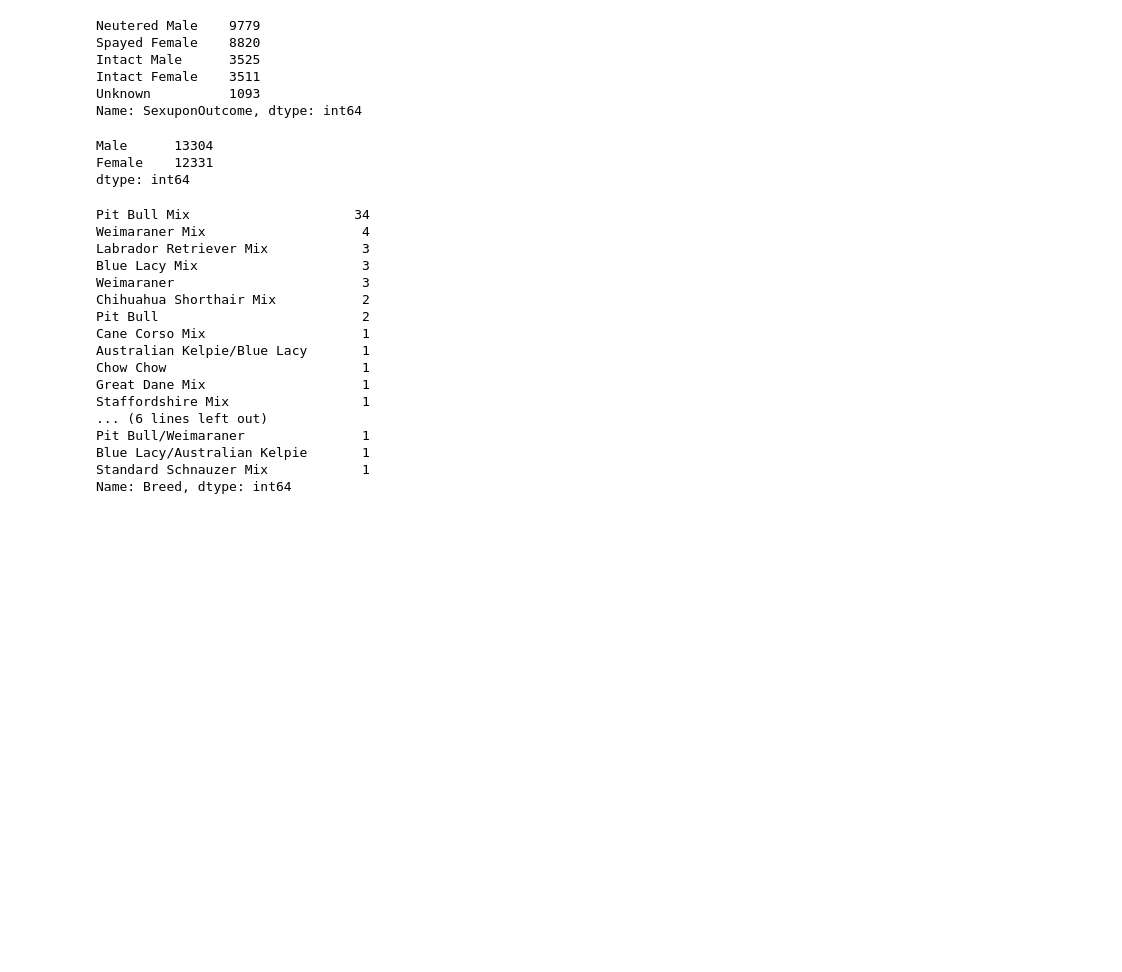
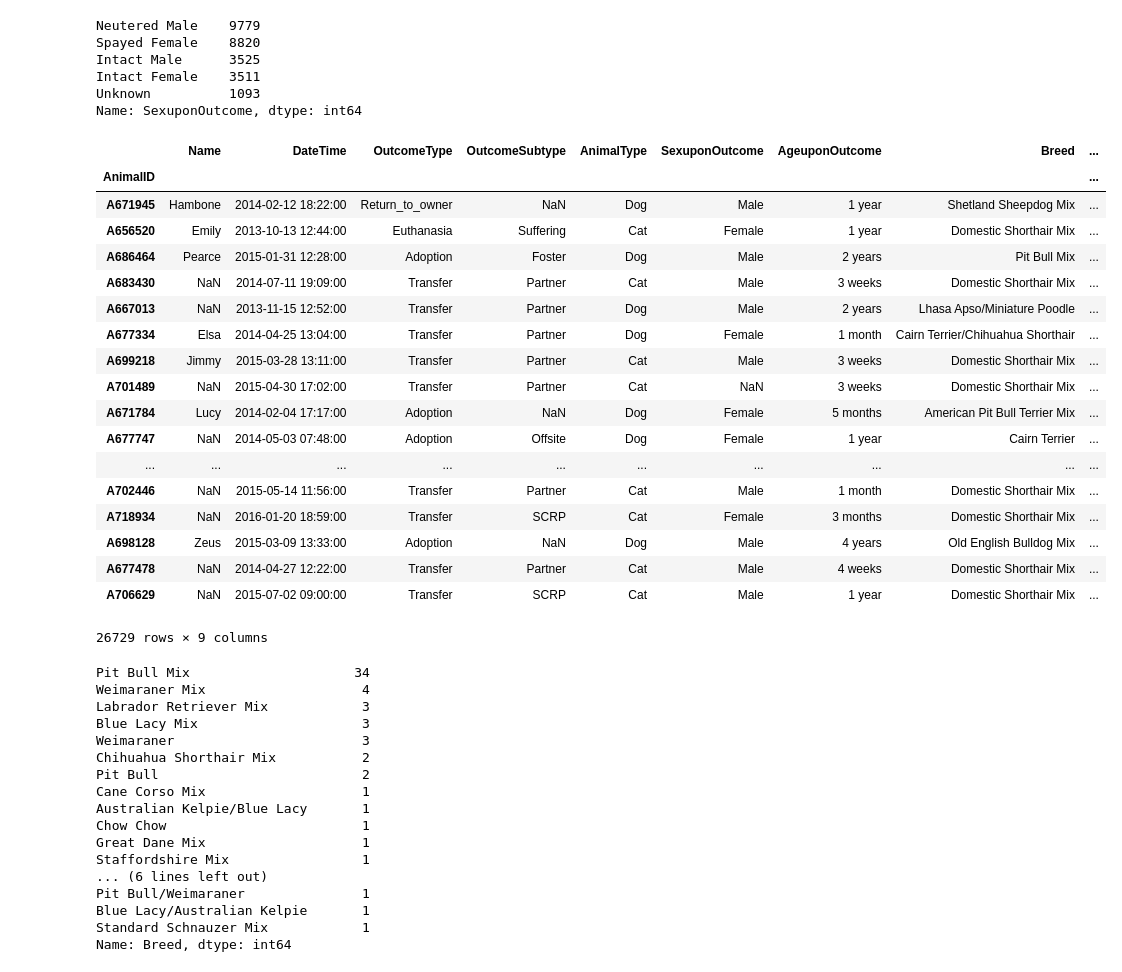
Before and after one commit to byted/ShelterAnimalOutcomeKaggle, a Jupyter notebook: rob/predict/1st Prediction by Trees.ipynb, the cells around one changed output. Drawn from its saved outputs; the diff is of its cells as text; code cells hidden in the pictures; blank space fills up the shorter version.

Commit message:
Fixed Intact field init bug

```diff
--- a/rob/predict/1st Prediction by Trees.ipynb
+++ b/rob/predict/1st Prediction by Trees.ipynb
@@ -40,27 +40,46 @@ Unknown          1093
 Name: SexuponOutcome, dtype: int64
 # %%
 opt = train.copy()
-opt.Intact = opt.SexuponOutcome.replace("Intact Male", "Yes")
+
+opt["Intact"] = opt.SexuponOutcome.replace("Intact Male", "Yes")
 opt.Intact = opt.Intact.replace("Neutered Male", "No")
 opt.Intact = opt.Intact.replace("Spayed Female", "No")
 opt.Intact = opt.Intact.replace("Intact Female", "Yes")
 opt.Intact = opt.Intact.replace("Unknown", np.nan)
 
 opt.SexuponOutcome = opt.SexuponOutcome.replace("Neutered Male", "Male")
 opt.SexuponOutcome = opt.SexuponOutcome.replace("Intact Male", "Male")
 opt.SexuponOutcome = opt.SexuponOutcome.replace("Spayed Female", "Female")
 opt.SexuponOutcome = opt.SexuponOutcome.replace("Intact Female", "Female")
 opt.SexuponOutcome = opt.SexuponOutcome.replace("Unknown", np.nan)
 
 #opt.SexuponOutcome.fillna("Unknown", inplace=True)
 
 opt.SexuponOutcome = opt.SexuponOutcome.astype("category", [])
 
 opt.SexuponOutcome.value_counts()
+
+opt
 # %% [output]
+|  | Name | DateTime | OutcomeType | OutcomeSubtype | AnimalType | SexuponOutcome | AgeuponOutcome | Breed | ... |
+| AnimalID |  |  |  |  |  |  |  |  | ... |
+| A671945 | Hambone | 2014-02-12 18:22:00 | Return_to_owner | NaN | Dog | Male | 1 year | Shetland Sheepdog Mix | ... |
+| A656520 | Emily | 2013-10-13 12:44:00 | Euthanasia | Suffering | Cat | Female | 1 year | Domestic Shorthair Mix | ... |
+| A686464 | Pearce | 2015-01-31 12:28:00 | Adoption | Foster | Dog | Male | 2 years | Pit Bull Mix | ... |
+| A683430 | NaN | 2014-07-11 19:09:00 | Transfer | Partner | Cat | Male | 3 weeks | Domestic Shorthair Mix | ... |
+| A667013 | NaN | 2013-11-15 12:52:00 | Transfer | Partner | Dog | Male | 2 years | Lhasa Apso/Miniature Poodle | ... |
+| A677334 | Elsa | 2014-04-25 13:04:00 | Transfer | Partner | Dog | Female | 1 month | Cairn Terrier/Chihuahua Shorthair | ... |
+| A699218 | Jimmy | 2015-03-28 13:11:00 | Transfer | Partner | Cat | Male | 3 weeks | Domestic Shorthair Mix | ... |
+| A701489 | NaN | 2015-04-30 17:02:00 | Transfer | Partner | Cat | NaN | 3 weeks | Domestic Shorthair Mix | ... |
+| A671784 | Lucy | 2014-02-04 17:17:00 | Adoption | NaN | Dog | Female | 5 months | American Pit Bull Terrier Mix | ... |
+| A677747 | NaN | 2014-05-03 07:48:00 | Adoption | Offsite | Dog | Female | 1 year | Cairn Terrier | ... |
+| ... | ... | ... | ... | ... | ... | ... | ... | ... | ... |
+| A702446 | NaN | 2015-05-14 11:56:00 | Transfer | Partner | Cat | Male | 1 month | Domestic Shorthair Mix | ... |
+| A718934 | NaN | 2016-01-20 18:59:00 | Transfer | SCRP | Cat | Female | 3 months | Domestic Shorthair Mix | ... |
+| A698128 | Zeus | 2015-03-09 13:33:00 | Adoption | NaN | Dog | Male | 4 years | Old English Bulldog Mix | ... |
+| A677478 | NaN | 2014-04-27 12:22:00 | Transfer | Partner | Cat | Male | 4 weeks | Domestic Shorthair Mix | ... |
+| A706629 | NaN | 2015-07-02 09:00:00 | Transfer | SCRP | Cat | Male | 1 year | Domestic Shorthair Mix | ... |
-Male      13304
-Female    12331
-dtype: int64
+26729 rows × 9 columns
 # %%
 opt.Color.value_counts()
 
```
